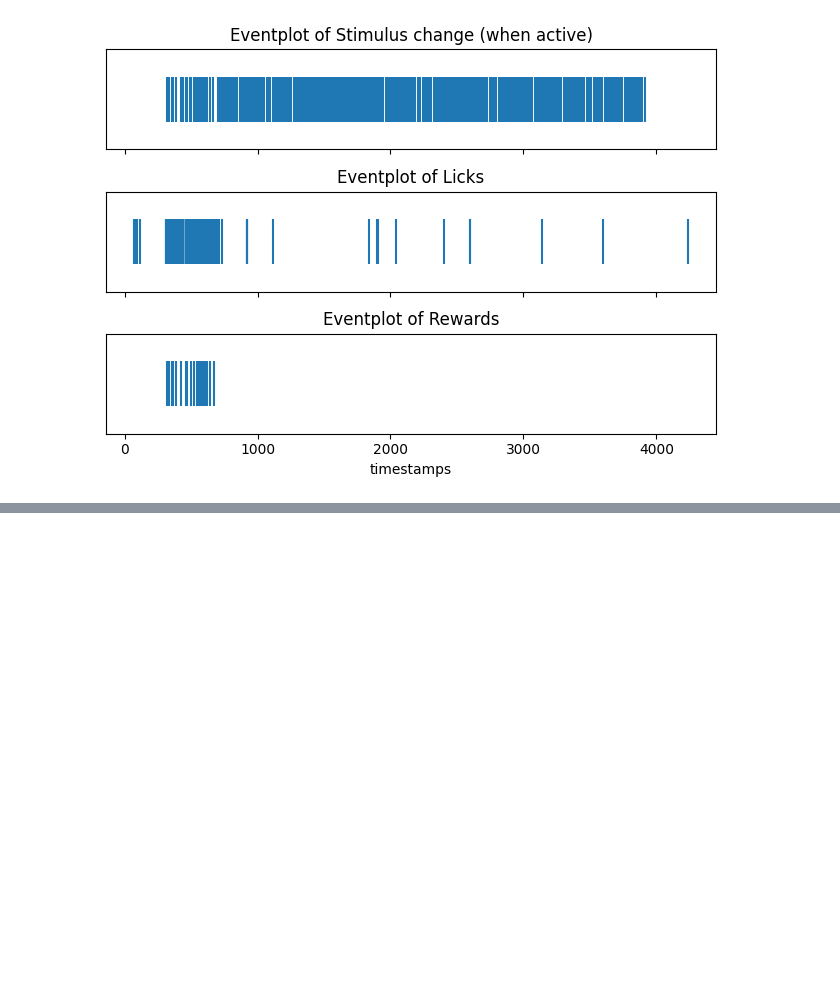
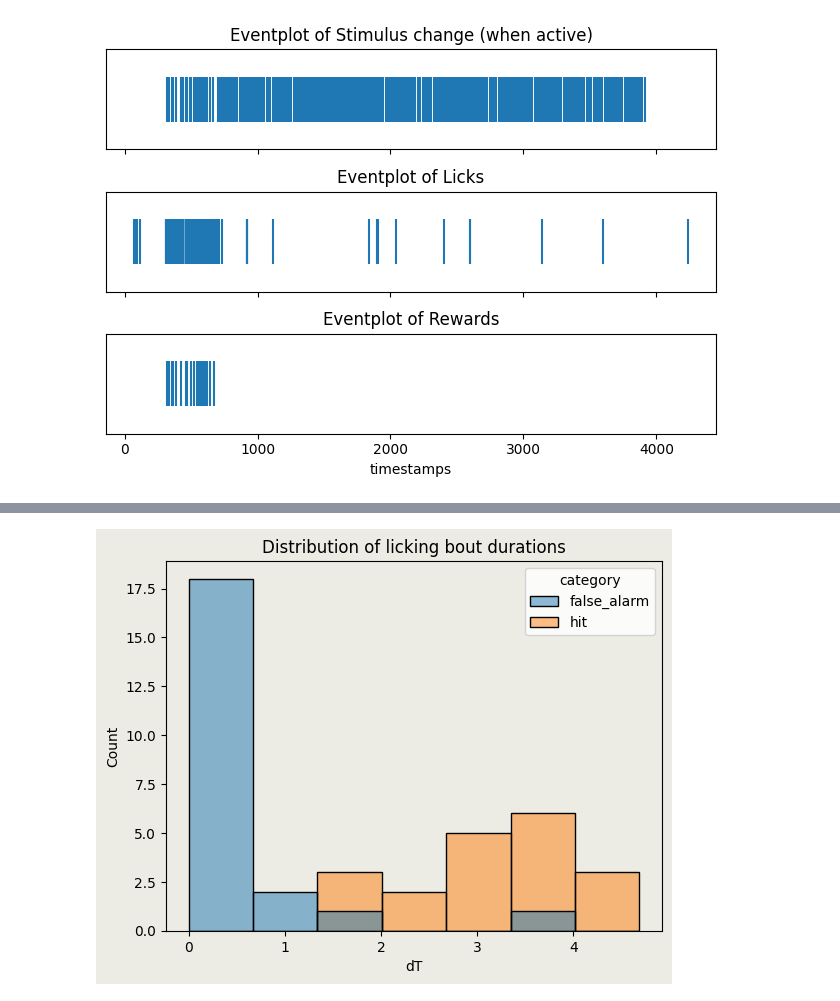
Before and after one commit to bosemessi/neuromatch2024project, a Jupyter notebook: notebooks/EDA_lick.ipynb, the cells around one changed output, grey strips where cells are left out. Saved outputs shown, nothing was run; the diff lists cells and outputs as text; code cells hidden in the pictures; blank space fills up the shorter version.

```diff
--- a/notebooks/EDA_lick.ipynb
+++ b/notebooks/EDA_lick.ipynb
@@ -202,0 +454,3 @@ for ophys_experiment_id in ophys_experiment_ids:
+# %%
+gdf = bouts.groupby(["bout_number", "category"]).agg(dT = ("dT", "sum"), latency = ("latency", "min")).reset_index()
+gdf
@@ -202,0 +475,8 @@ for ophys_experiment_id in ophys_experiment_ids:
+# %%
+fig,ax = plt.subplots()
+fig.set_facecolor("#edece4")
+ax.set_facecolor("#edece4")
+sns.histplot(data=gdf, x="dT", hue="category", ax=ax);
+ax.set_title("Distribution of licking bout durations");
+# %% [output]
+[figure, added]
```
Also changed, not shown: parts of 25 cells of this notebook, 1 other file.
